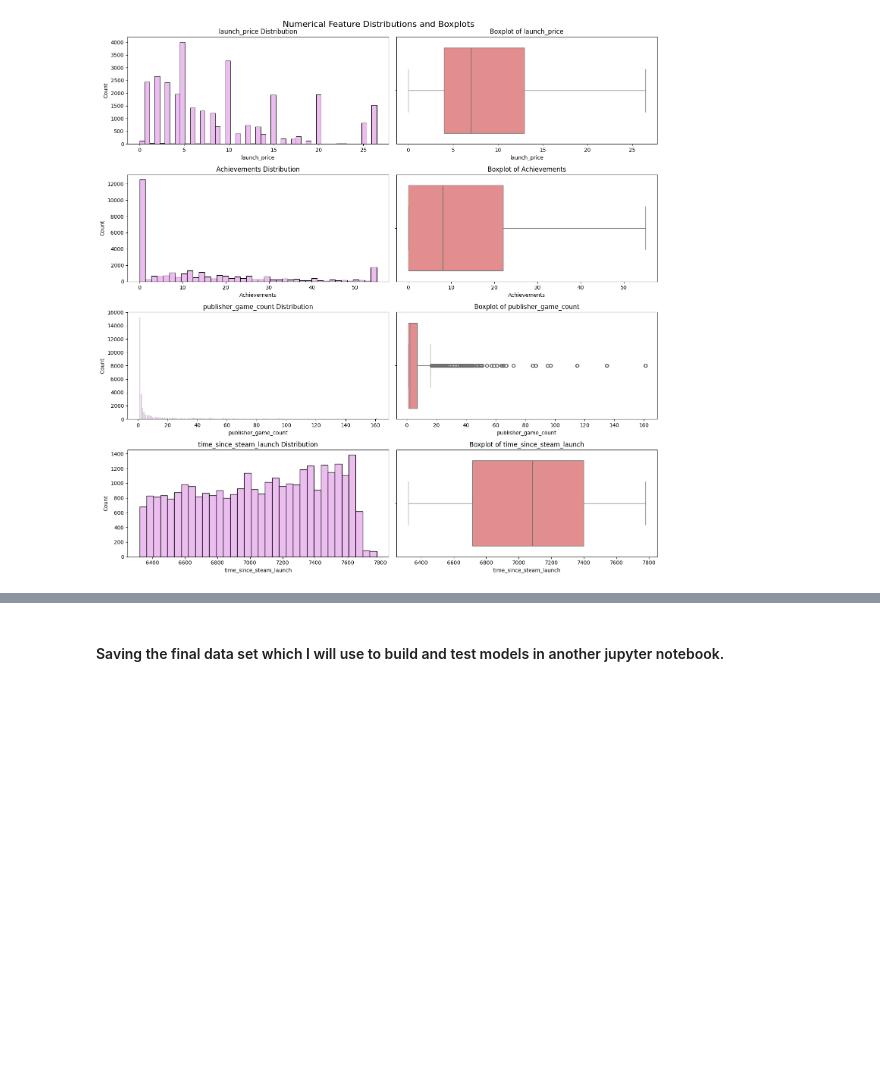
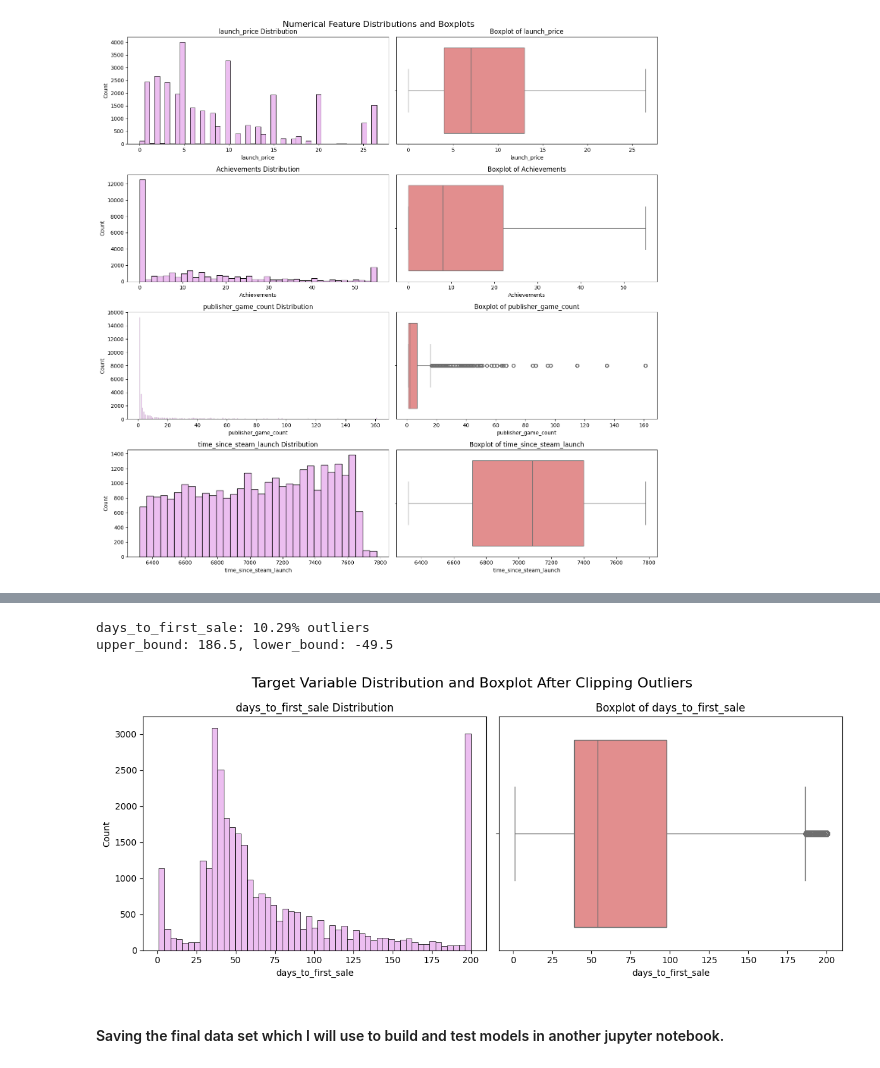
Before and after one commit to faraz1272/steam-discount-forecast, a Jupyter notebook: notebooks/model_building_experimentation.ipynb, the cells around one changed output, grey strips where cells are left out. Saved outputs shown, nothing was run; the diff lists cells and outputs as text; code cells hidden in the pictures; blank space fills up the shorter version.

```diff
--- a/notebooks/model_building_experimentation.ipynb
+++ b/notebooks/model_building_experimentation.ipynb
@@ -1288,3 +1300,34 @@ plt.tight_layout()
+# %%
+# calculating the number of outliers in the target variable "days_to_first_sale"
+
+Q1 = df_merged['days_to_first_sale'].quantile(0.25)
+Q3 = df_merged['days_to_first_sale'].quantile(0.75)
+IQR = Q3 - Q1
+lower_bound = Q1 - 1.5 * IQR
+upper_bound = Q3 + 1.5 * IQR
+outliers = df_merged[(df_merged['days_to_first_sale'] < lower_bound) | (df_merged['days_to_first_sale'] > upper_bound)]
+outlier_pct = (len(outliers) / len(df_merged)) * 100
+print(f"days_to_first_sale: {outlier_pct:.2f}% outliers")
+print(f"upper_bound: {upper_bound}, lower_bound: {lower_bound}")
+# %% [output]
+days_to_first_sale: 10.29% outliers
+upper_bound: 186.5, lower_bound: -49.5
+# %%
+# clipping the outliers in the target variable "days_to_first_sale" at 200
+
+df_merged['days_to_first_sale'] = df_merged['days_to_first_sale'].clip(upper=200)
+# %%
+# distribution and boxplot of target variable "days_to_first_sale" after clipping outliers
+
+fig7, ax = plt.subplots(nrows=1, ncols=2, figsize=(12, 5))
+plt.suptitle("Target Variable Distribution and Boxplot After Clipping Outliers", fontsize=16)
+sns.histplot(df_merged['days_to_first_sale'], ax=ax[0], color='#E6A9EC')
+sns.boxplot(data=df_merged, x=df_merged['days_to_first_sale'], ax=ax[1], color='#F08080')
+ax[0].set_title("days_to_first_sale Distribution")
+ax[1].set_title("Boxplot of days_to_first_sale")
+plt.tight_layout()
+# %% [output]
+[figure, added]
 # %% [markdown]
 #### Saving the final data set which I will use to build and test models in another jupyter notebook.
 # %%
```
Also changed, not shown: parts of 1 cell of this notebook, 2 other files.
